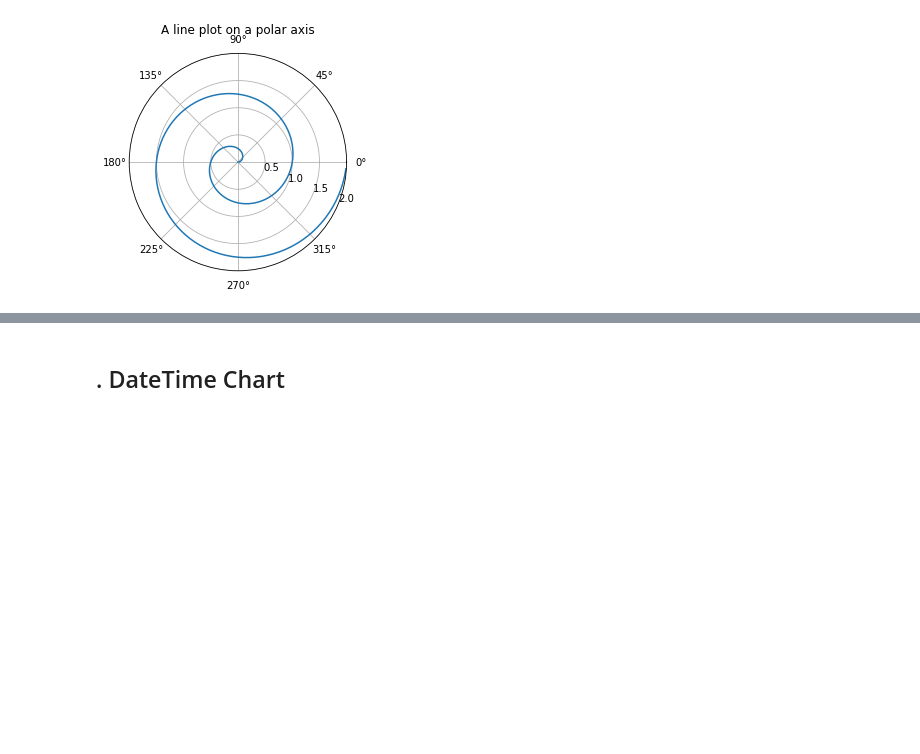
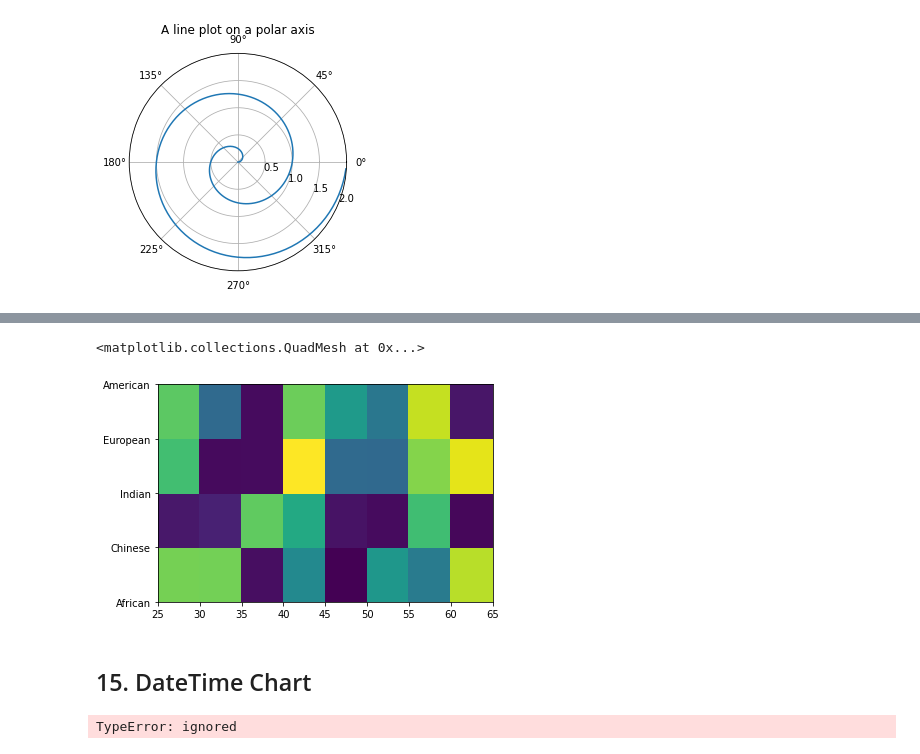
Before and after one commit to KrisMatrix/Data_Visualization, a Jupyter notebook: Data_Visualization_Tutorial.ipynb, the cells around one changed output, grey strips where cells are left out. Drawn from its saved outputs; the diff is of its cells as text; code cells hidden in the pictures; blank space fills up the shorter version.

```diff
--- a/Data_Visualization_Tutorial.ipynb
+++ b/Data_Visualization_Tutorial.ipynb
@@ -650,11 +669,25 @@ plt.show()
+# %%
+age = [25, 30, 35, 40, 45, 50, 55, 60, 65]  #x-axis has 9 items
+race = ["African", "Chinese", "Indian", "European", "American"] #y-axis has 5 items
+weight = np.random.rand(5,9)  #9x5 = 45
+#print(weight, weight.shape)
+
+fig, ax = plt.subplots()
+ax.pcolormesh(age, race, weight)
+# %% [output]
+<matplotlib.collections.QuadMesh at 0x...>
+[figure, added]
 # %% [markdown]
-## . DateTime Chart
+## 15. DateTime Chart
 # %%
+import matplotlib.dates as mdates
+import matplotlib.cbook as cbook
+
 # Load a numpy structured array from yahoo csv data with fields date, open,
 # close, volume, adj_close from the mpl-data/example directory.  This array
 # stores the date as an np.datetime64 with a day unit ('D') in the 'date'
 # column.
-data = cbook.get_sample_data('goog.npz', np_load=True)['price_data']
+#data = cbook.get_sample_data('goog.npz', np_load=True)['price_data']
 
 fig, ax = plt.subplots()
 ax.plot('date', 'adj_close', data=data)
@@ -686,3 +719,5 @@ ax.grid(True)
 fig.autofmt_xdate()
 
 plt.show()
+# %% [output]
+TypeError: ignored
```
Also changed, not shown: parts of 11 cells of this notebook.
